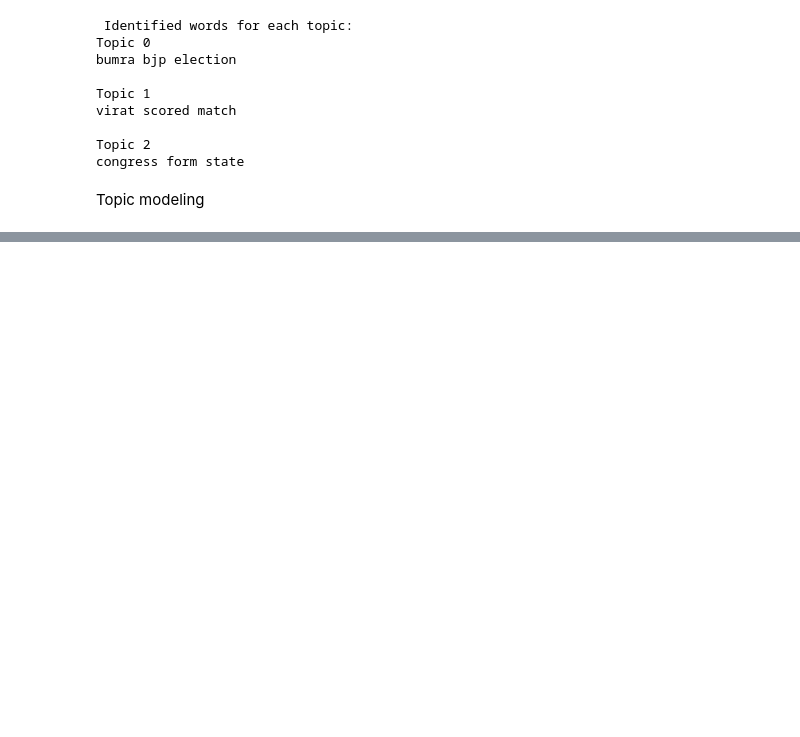
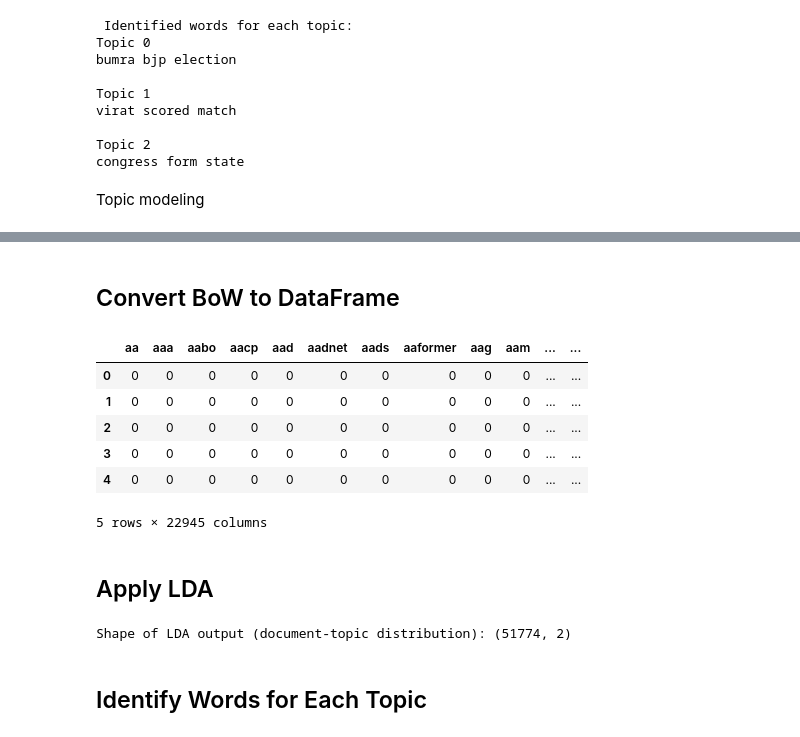
Before and after one commit to Vengalagagan/NLP, a Jupyter notebook: 2403a52222_NLP(Assignment_6).ipynb, the cells around one changed output, grey strips where cells are left out. Drawn from its saved outputs; the diff is of its cells as text; code cells hidden in the pictures; blank space fills up the shorter version.

```diff
--- a/2403a52222_NLP(Assignment_6).ipynb
+++ b/2403a52222_NLP(Assignment_6).ipynb
@@ -200,0 +214,3 @@ print(data[['clean_News', 'topic']].head())
+# %%
+import pandas as pd
+data=pd.read_csv('/content/arxiv_data.csv')
@@ -200,0 +251,23 @@ print(data[['clean_News', 'topic']].head())
+# %%
+from nltk.corpus import stopwords
+from nltk.stem import WordNetLemmatizer
+from nltk.tokenize import word_tokenize
+
+import re
+
+# Initialize lemmatizer and stopwords
+lemmatizer = WordNetLemmatizer()
+stop_words = set(stopwords.words('english'))
+
+def preprocess_text(text):
+    # Convert to lowercase
+    text = text.lower()
+    # Remove punctuation and numbers
+    text = re.sub(r'[^a-zA-Z\s]', '', text)
+    # Tokenize the text
+    words = word_tokenize(text)
+    # Remove stopwords and lemmatize
+    words = [lemmatizer.lemmatize(word) for word in words if word not in stop_words]
+    return " ".join(words)
+
+print("Preprocessing function `preprocess_text` defined.")
@@ -200,0 +276,3 @@ print(data[['clean_News', 'topic']].head())
+# %%
+data['preprocessed_news'] = data['titles'].apply(preprocess_text)
+display(data[['titles', 'preprocessed_news']])
@@ -200,0 +295,12 @@ print(data[['clean_News', 'topic']].head())
+# %%
+from sklearn.feature_extraction.text import CountVectorizer
+
+vectorizer = CountVectorizer(
+    stop_words='english',
+    max_df=0.95,
+    min_df=1
+)
+
+doc_term_matrix = vectorizer.fit_transform(data['preprocessed_news'])
+print(pd.DataFrame(doc_term_matrix.toarray(),
+                   columns=vectorizer.get_feature_names_out()).head())
@@ -200,0 +325,34 @@ print(data[['clean_News', 'topic']].head())
+# %% [markdown]
+## Convert BoW to DataFrame
+# %%
+feature_names = vectorizer.get_feature_names_out()
+bow_df = pd.DataFrame(doc_term_matrix.toarray(), columns=feature_names)
+display(bow_df.head())
+# %% [output]
+|  | aa | aaa | aabo | aacp | aad | aadnet | aads | aaformer | aag | aam | ... | ... |
+| 0 | 0 | 0 | 0 | 0 | 0 | 0 | 0 | 0 | 0 | 0 | ... | ... |
+| 1 | 0 | 0 | 0 | 0 | 0 | 0 | 0 | 0 | 0 | 0 | ... | ... |
+| 2 | 0 | 0 | 0 | 0 | 0 | 0 | 0 | 0 | 0 | 0 | ... | ... |
+| 3 | 0 | 0 | 0 | 0 | 0 | 0 | 0 | 0 | 0 | 0 | ... | ... |
+| 4 | 0 | 0 | 0 | 0 | 0 | 0 | 0 | 0 | 0 | 0 | ... | ... |
+5 rows × 22945 columns
+# %% [markdown]
+## Apply LDA
+# %%
+from sklearn.decomposition import LatentDirichletAllocation
+
+# Instantiate LDA model
+lda_model = LatentDirichletAllocation(
+    n_components=2,  # Example: 2 topics
+    random_state=42, # for reproducibility
+    learning_method='batch' # suitable for smaller datasets
+)
+
+# Fit LDA model to the Bag-of-Words matrix and transform it
+lda_output = lda_model.fit_transform(doc_term_matrix)
+
+print(f"Shape of LDA output (document-topic distribution): {lda_output.shape}")
+# %% [output]
+Shape of LDA output (document-topic distribution): (51774, 2)
+# %% [markdown]
+## Identify Words for Each Topic
```
Also changed, not shown: parts of 56 cells of this notebook.
